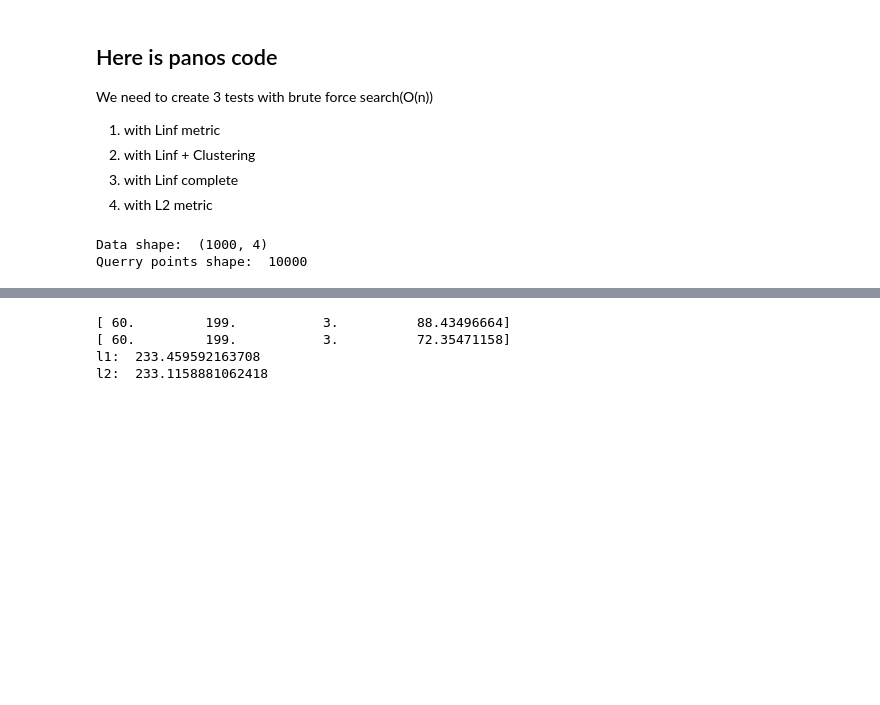
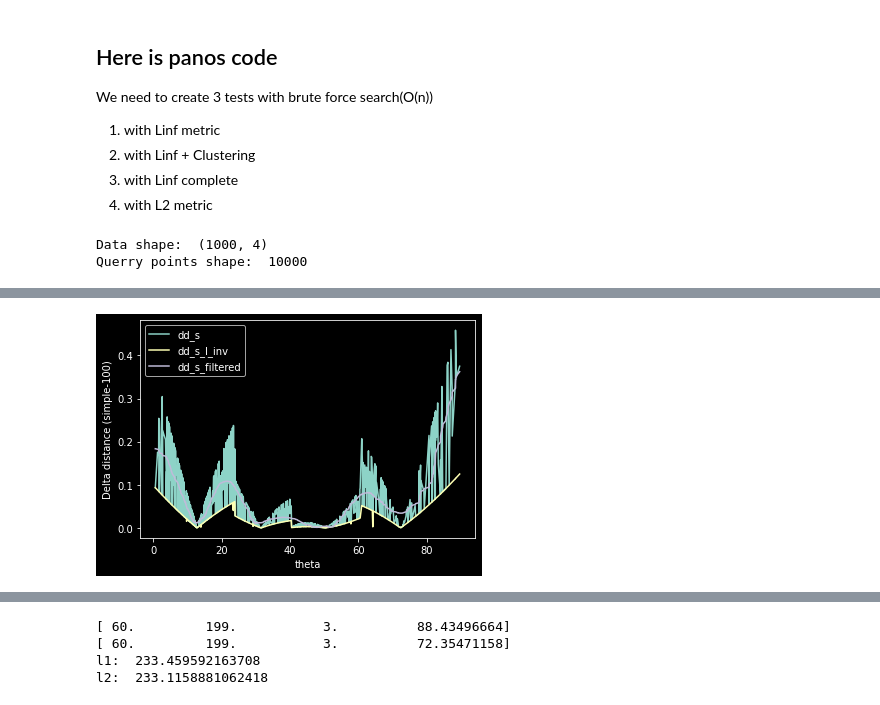
Before and after one commit to PRigas96/nMANN, a Jupyter notebook: panos.ipynb, the cells around one changed output, grey strips where cells are left out. Saved outputs shown, nothing was run; the diff lists cells and outputs as text; code cells hidden in the pictures; blank space fills up the shorter version.

```diff
--- a/panos.ipynb
+++ b/panos.ipynb
@@ -249,0 +337,86 @@ q_points shape:  (1, 2)
+# %%
+# init dd_s to be an array of zeros of size data.__len__()
+dd_s = np.zeros(data.__len__())
+dd_s_l_inv = np.zeros(data.__len__())
+
+#dd_scl = []
+dt = np.zeros(data.__len__())
+t = np.zeros(data.__len__())
+
+for j in range(data.__len__()):
+    t[j] += data[j][-1]
+for i in range(q_points.__len__()):
+    print("i: ", i)
+
+    for j in range(data.__len__()):
+        l_inf_100 = mt.Linf(geo.create_square2(data[j]), q_points[i])[0]
+        #print("l_inf_100: ", l_inf_100)
+        # find index of data[j] in clusters
+        index_k = -1
+        index_l = -1
+        for k in range(clusters.__len__()):
+            for l in range(clusters[k].__len__()):
+                if np.array_equal(data[j][0:-2], clusters[k][l][0:-2]):
+                    index_k = k
+                    index_l = l
+                    #if data[j][-1] < 2:
+                    #    print("data is: ", data[j])
+                    #    print("cluster is: ", clusters[k][l])
+                     #   print("j is: ", j)
+                     #   print("k is: ", k)
+                     #   print("l is: ", l)
+                     #   break
+
+
+
+        l_inf_simple_clustered = mt.Linf(geo.create_square2(clusters[index_k][index_l]), q_points[i])[0]
+        #print("l_inf_simple: ", l_inf_simple)
+        dd_s[j] += abs(l_inf_simple_clustered-l_inf_100)
+        dd_s_l_inv[j] += abs(l_inf_simple_clustered-l_inf_100)/data[j][-2]
+        if dd_s_l_inv[j] > 0.9:
+            print("==================================")
+            print("l_inf_simple_clustered: ", l_inf_simple_clustered)
+            print("l_inf_100: ", l_inf_100)
+            print("dd_s_l_inv[j]: ", dd_s_l_inv[j])
+            print("==================================")
+            print("data is: ", data[j])
+            print("cluster is: ", clusters[index_k][index_l])
+            print(" index_k is: ", index_k)
+            print(" index_l is: ", index_l)
+            print("j is: ", j)
+            break
+
+
+# sort the dd_s and t
+dd_s = dd_s[np.argsort(t)]
+dd_s_l_inv = dd_s_l_inv[np.argsort(t)]
+t = t[np.argsort(t)]
+#norm
+#dd_s = dd_s / np.max(dd_s)
+#dd_s_l_inv = dd_s / np.max(dd_s)
+# t = t / np.max(t)
+# check if the dd_s is equal to the dd_s_l_inv
+
+if np.array_equal(dd_s, dd_s_l_inv):
+    print("dd_s and dd_s_l_inv are equal")
+
+# sort the dd_s and t
+#dd_s = dd_s[np.argsort(t)]
+#t = t[np.argsort(t)]
+
+# plot dd_s
+plt.plot(t, dd_s)
+plt.plot(t, dd_s_l_inv)
+# put x label
+plt.xlabel('theta')
+# put y label
+plt.ylabel('Delta distance (simple-100)')
+# pass dd_s through a low pass filter
+import scipy.signal as signal
+dd_s_filtered = signal.savgol_filter(dd_s, 51*4+1, 3) # window size 51*4, polynomial order 3
+
+# plot dd_s
+plt.plot(t, dd_s_filtered)
+# put legend
+plt.legend(['dd_s', 'dd_s_l_inv', 'dd_s_filtered'])
+# %% [output]
@@ -250 +425,2 @@ q_points shape:  (1, 2)
+[figure, added]
 # %%
```
Also changed, not shown: parts of 28 cells of this notebook, 3 other files.
